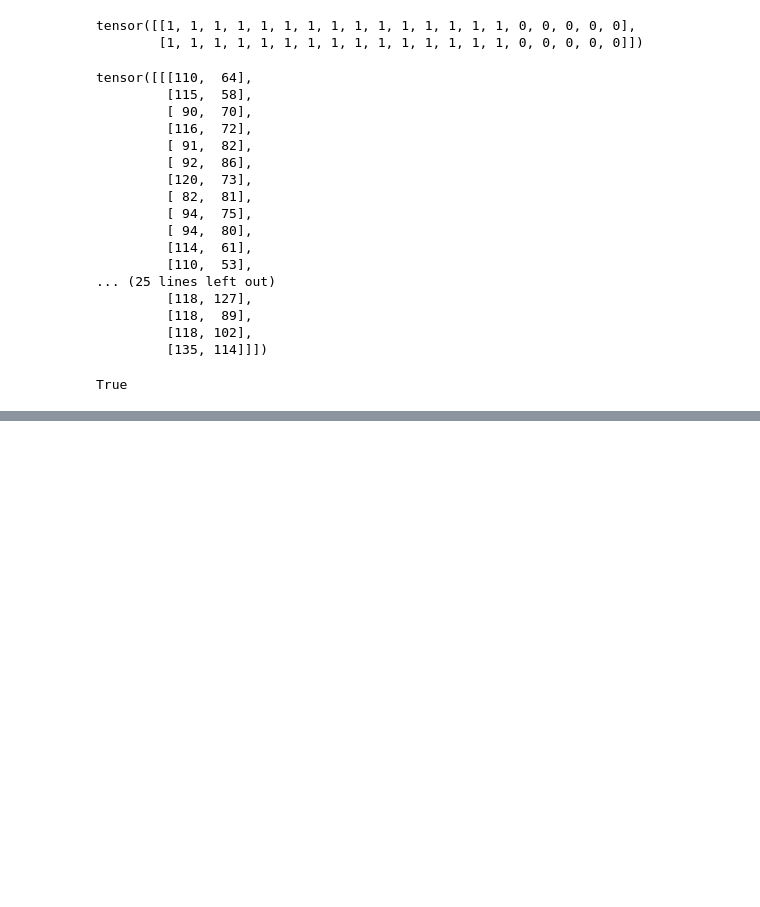
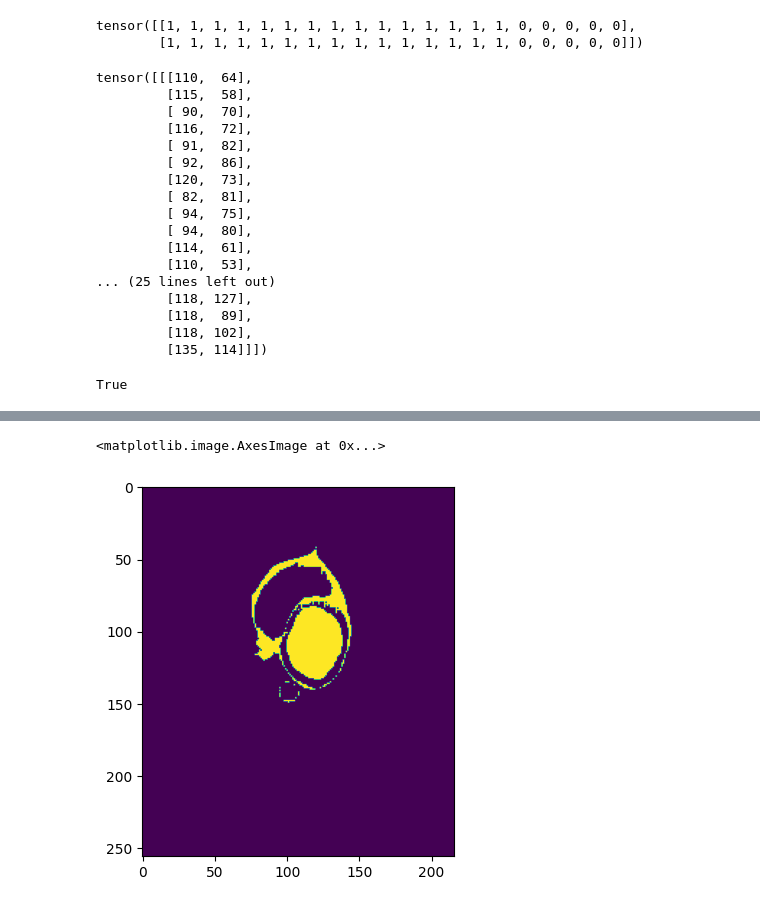
Before and after one commit to ThanhNguyen140/SAM_evaluation, a Jupyter notebook: lisa/testing.ipynb, the cells around one changed output, grey strips where cells are left out. Saved outputs shown, nothing was run; the diff lists cells and outputs as text; code cells hidden in the pictures; blank space fills up the shorter version.

```diff
--- a/lisa/testing.ipynb
+++ b/lisa/testing.ipynb
@@ -119,0 +182,22 @@ plt.imshow(logit_stack[0][1])
+# %%
+mp = modifiedPredictor()
+batch_size = 5
+iterations = 10
+
+# make initial prompts
+pr1 = batch_sample_from_class(batch_size, ground_truth, 1, 1)
+pr2 = batch_sample_from_class(batch_size, ground_truth, 2, 1)
+pr3 = batch_sample_from_class(batch_size, ground_truth, 3, 1)
+
+for iteration in range(iterations):
+    logit_class_1 = mp.predict(embedding, pr1[0], pr1[1])
+    logit_class_2 = mp.predict(embedding, pr2[0], pr2[1])
+    logit_class_3 = mp.predict(embedding, pr3[0], pr3[1])
+    logit_stack = torch.cat([logit_class_1, logit_class_2, logit_class_3], dim=1)
+    masks = multiclass_prob_batched(logit_stack)
+    # insert some evaluation metrics  here
+    error_maps = masks != ground_truth
+
+    pr1 = prompt_from_error_maps(error_maps, pr1, ground_truth, 1)
+    pr2 = prompt_from_error_maps(error_maps, pr2, ground_truth, 2)
+    pr3 = prompt_from_error_maps(error_maps, pr3, ground_truth, 3)
@@ -119,0 +210,5 @@ plt.imshow(logit_stack[0][1])
+# %%
+plt.imshow(error_maps[0].squeeze())
+# %% [output]
+<matplotlib.image.AxesImage at 0x...>
+[figure, added]
```
Also changed, not shown: parts of 13 cells of this notebook.
